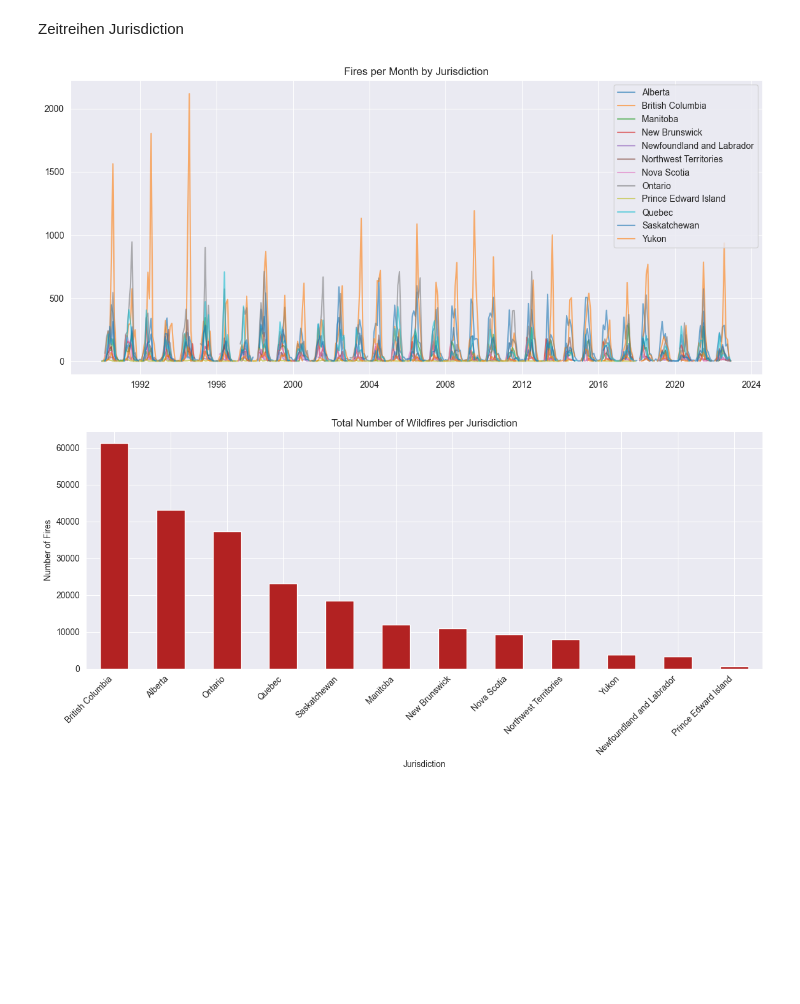
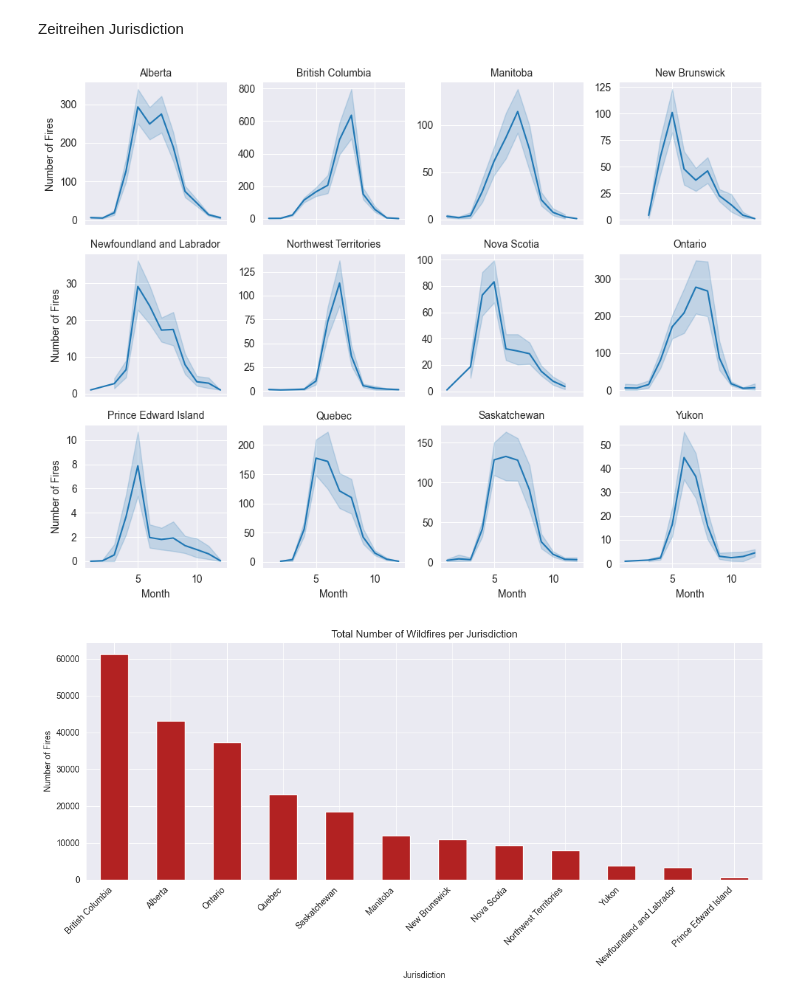
Before and after one commit to yajoka/firewatch, a Jupyter notebook: notebook/firewatch.ipynb, the cells around one changed output. Cells and saved outputs as stored; diff of their text form; code cells hidden in the pictures; blank space fills up the shorter version.

```diff
--- a/notebook/firewatch.ipynb
+++ b/notebook/firewatch.ipynb
@@ -93,20 +92,26 @@ plt.show()
 # %% [markdown]
 Zeitreihen Jurisdiction
 # %%
-plt.figure(figsize=(14,6))
-for j in df_long["Jurisdiction"].unique():
-    subset = df_long[df_long["Jurisdiction"] == j]
-    plt.plot(
-        pd.to_datetime(subset["Year"].astype(str) + "-" + subset["Month"].astype(str)),
-        subset["Number_fires"],
-        label=j,
-        alpha=0.6
-    )
-plt.legend()
-plt.title("Fires per Month by Jurisdiction")
+#monatlichen Brandzahlen über alle Provinzen
+g = sns.FacetGrid(
+    df_long,
+    col="Jurisdiction",
+    col_wrap=4,
+    height=2.5,
+    sharey=False
+)
+
+g.map_dataframe(
+    sns.lineplot,
+    x="Month",
+    y="Number_fires"
+)
+
+g.set_titles("{col_name}")
+g.set_axis_labels("Month", "Number of Fires")
 plt.show()
 # %% [output]
-[figure, old version]
+[figure, new version]
 # %%
 # Summe der Waldbrände pro Region berechnen
 fires_per_region = (
```
Also changed, not shown: parts of 35 cells of this notebook, 1 other file.
